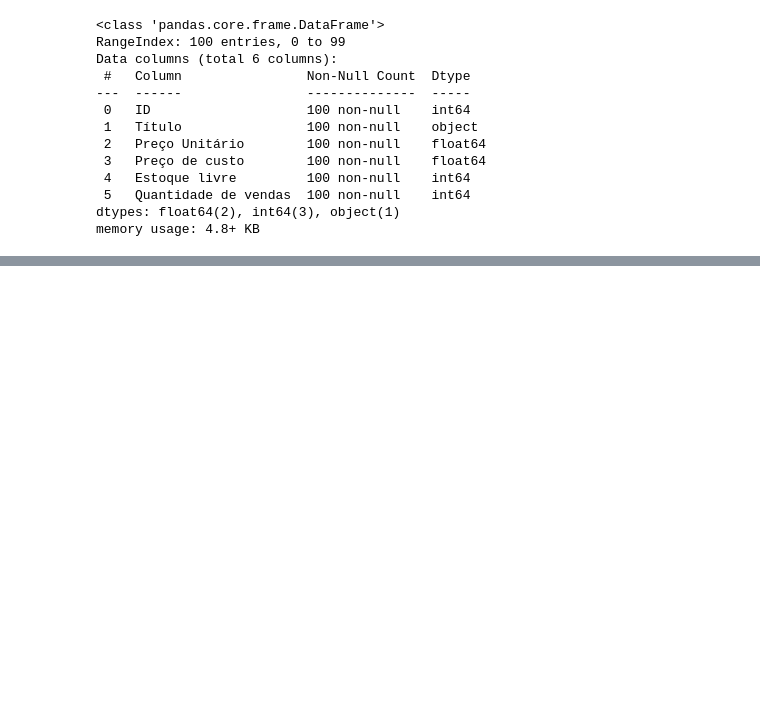
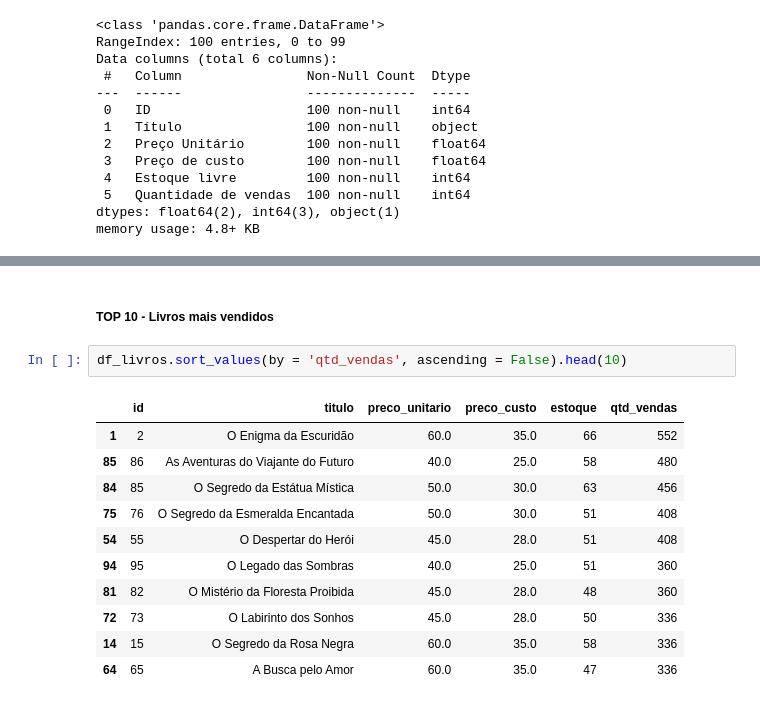
Before and after one commit to willyferreira/power_bi_contextos_iteracao, a Jupyter notebook: power_bi_contextos_iteracao.ipynb, the cells around one changed output, grey strips where cells are left out. Drawn from its saved outputs; the diff is of its cells as text; blank space fills up the shorter version.

```diff
--- a/power_bi_contextos_iteracao.ipynb
+++ b/power_bi_contextos_iteracao.ipynb
@@ -179,0 +232,16 @@ memory usage: 4.8+ KB
+# %% [markdown]
+##### TOP 10 - Livros mais vendidos
+# %%
+df_livros.sort_values(by = 'qtd_vendas', ascending = False).head(10)
+# %% [output]
+|  | id | titulo | preco_unitario | preco_custo | estoque | qtd_vendas |
+| 1 | 2 | O Enigma da Escuridão | 60.0 | 35.0 | 66 | 552 |
+| 85 | 86 | As Aventuras do Viajante do Futuro | 40.0 | 25.0 | 58 | 480 |
+| 84 | 85 | O Segredo da Estátua Mística | 50.0 | 30.0 | 63 | 456 |
+| 75 | 76 | O Segredo da Esmeralda Encantada | 50.0 | 30.0 | 51 | 408 |
+| 54 | 55 | O Despertar do Herói | 45.0 | 28.0 | 51 | 408 |
+| 94 | 95 | O Legado das Sombras | 40.0 | 25.0 | 51 | 360 |
+| 81 | 82 | O Mistério da Floresta Proibida | 45.0 | 28.0 | 48 | 360 |
+| 72 | 73 | O Labirinto dos Sonhos | 45.0 | 28.0 | 50 | 336 |
+| 14 | 15 | O Segredo da Rosa Negra | 60.0 | 35.0 | 58 | 336 |
+| 64 | 65 | A Busca pelo Amor | 60.0 | 35.0 | 47 | 336 |
```
Also changed, not shown: parts of 22 cells of this notebook, 1 other file.
